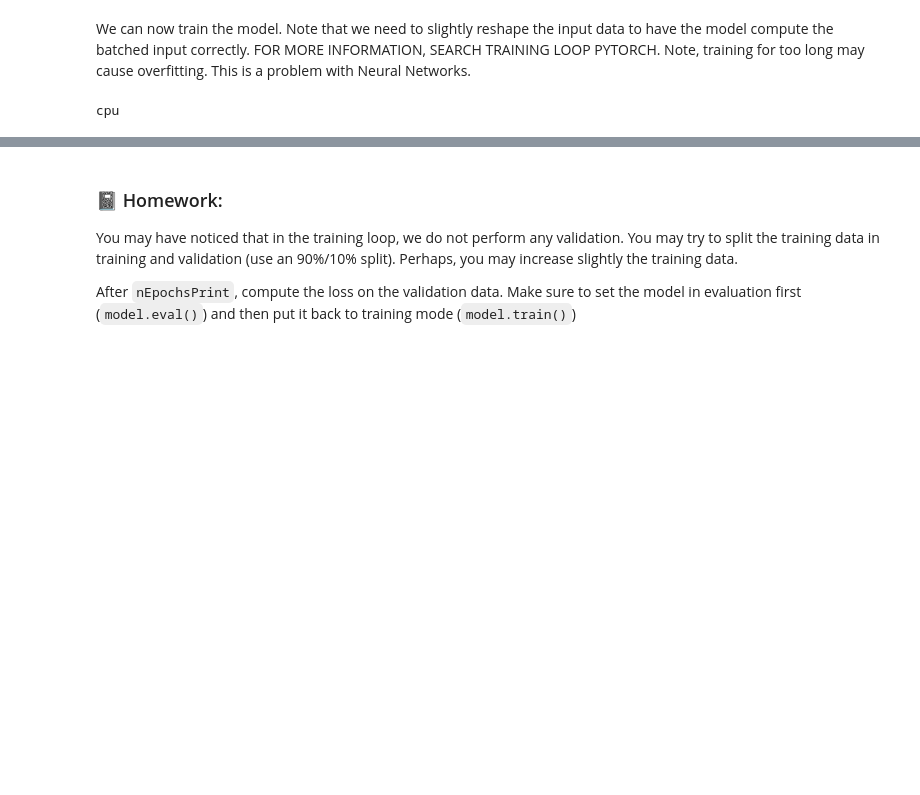
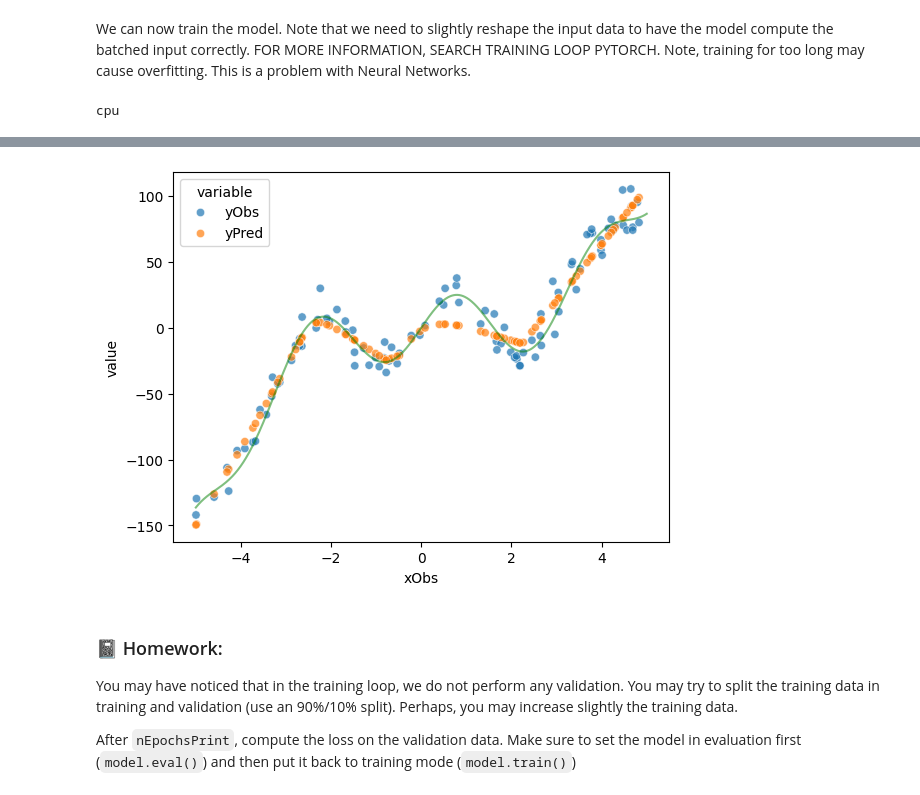
Before and after one commit to AxelBadouel/machinelearningcourse, a Jupyter notebook: Esercitazione_MLP.ipynb, the cells around one changed output, grey strips where cells are left out. Drawn from its saved outputs; the diff is of its cells as text; code cells hidden in the pictures; blank space fills up the shorter version.

```diff
--- a/Esercitazione_MLP.ipynb
+++ b/Esercitazione_MLP.ipynb
@@ -286,13 +289,13 @@ loss_function = nn.MSELoss()
 loss_function = loss_function.to(device)
 optimizer = torch.optim.Adam(model.parameters(), lr=1e-4) # lr = learning rate. Here it is set to 10^-4
 nTrainSteps = 10000
-nEpochsPrint = 2500
+nEpochsPrint = 10000 # More epochs should make the model better. But to high and you'll have overfitting
 
 # Run the training loop
 for epoch in tqdm(range(0, nTrainSteps)):
 
   # Set current loss value
-  current_loss = 0.0
+  current_train_loss = 0.0
 
   # Iterate over the DataLoader for training data and load each batch
   for i, data in enumerate(train_dataloader, 0):
@@ -310,12 +313,15 @@ for epoch in tqdm(range(0, nTrainSteps)):
     # Perform optimization. It adjusts the learning weight. This is where the learning actually happens
     optimizer.step()
     # Print statistics
-    current_loss += loss.item()
+    current_train_loss += loss.item()
 
-  if (epoch + 1) % nEpochsPrint == 0:
+  if (epoch + 1) % 2000 == 0:
       print('Loss after epoch %5d: %.3f' %
-            (epoch + 1, current_loss))
-      current_loss = 0.0
+            (epoch + 1, current_train_loss))
+      current_train_loss = 0.0
+
+  current_validation_loss = 0.0
+ # for
 
 # Process is complete.
 print('Training process has finished.')
@@ -341,3 +348,4 @@ Loss after epoch  2500: 3646.505
+[figure, added]
 # %% [markdown]
 ### 📓 Homework:
 You may have noticed that in the training loop, we do not perform any validation. You may try to split the training data in training and validation (use an 90%/10% split). Perhaps, you may increase slightly the training data.
```
Also changed, not shown: parts of 16 cells of this notebook.
